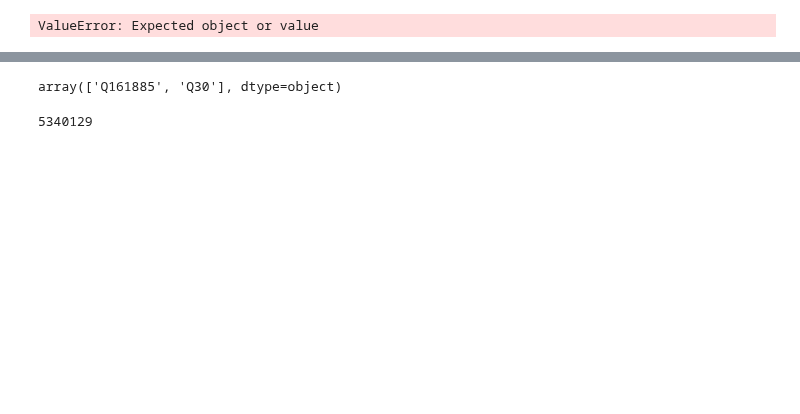
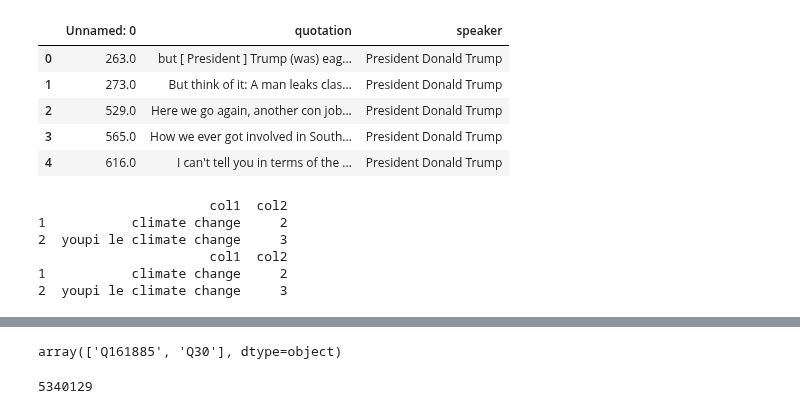
Before and after one commit to epfl-ada/ada-2021-project-avada-kedavra, a Jupyter notebook: da.ipynb, the cells around one changed output, grey strips where cells are left out. Cells and saved outputs as stored; diff of their text form; code cells hidden in the pictures; blank space fills up the shorter version.

Commit message:
chunk

```diff
--- a/da.ipynb
+++ b/da.ipynb
@@ -6,10 +6,0 @@ from urllib.request import urlopen
-# %%
-def process_chunk(chunk):
-        print(f'Processing chunk with {len(chunk)} rows')
-        print(chunk.columns)
-
-with pd.read_json('dataM2/quotes-2015.json.bz2', lines=True, compression='bz2', chunksize=10000) as df_reader:
-    for chunk in df_reader:
-        process_chunk(chunk)
-# %% [output]
-ValueError: Expected object or value
@@ -15,0 +20,10 @@ ValueError: Expected object or value
+# %%
+test = pd.read_csv('data/clean-quotes-2020.bz2', compression='bz2')
+test.head()
+# %% [output]
+|  | Unnamed: 0 | quotation | speaker |
+| 0 | 263.0 | but [ President ] Trump (was) eag... | President Donald Trump |
+| 1 | 273.0 | But think of it: A man leaks clas... | President Donald Trump |
+| 2 | 529.0 | Here we go again, another con job... | President Donald Trump |
+| 3 | 565.0 | How we ever got involved in South... | President Donald Trump |
+| 4 | 616.0 | I can't tell you in terms of the ... | President Donald Trump |
@@ -16,2 +32,19 @@ ValueError: Expected object or value
 # %%
 df = pd.read_parquet('speaker_attributes.parquet', engine='pyarrow')
+# %%
+m = {'col1': ['hello you', 'climate change', 'youpi le climate change'], 'col2': [1,2,3]}
+df = pd.DataFrame(data=m)
+
+def p(f) :
+    return(df[df["col1"].apply(lambda x: "climate" in x)])
+
+
+for a in m :
+    print(p(m))
+# %% [output]
+                      col1  col2
+1           climate change     2
+2  youpi le climate change     3
+                      col1  col2
+1           climate change     2
+2  youpi le climate change     3
```
Also changed, not shown: parts of 10 cells of this notebook.
